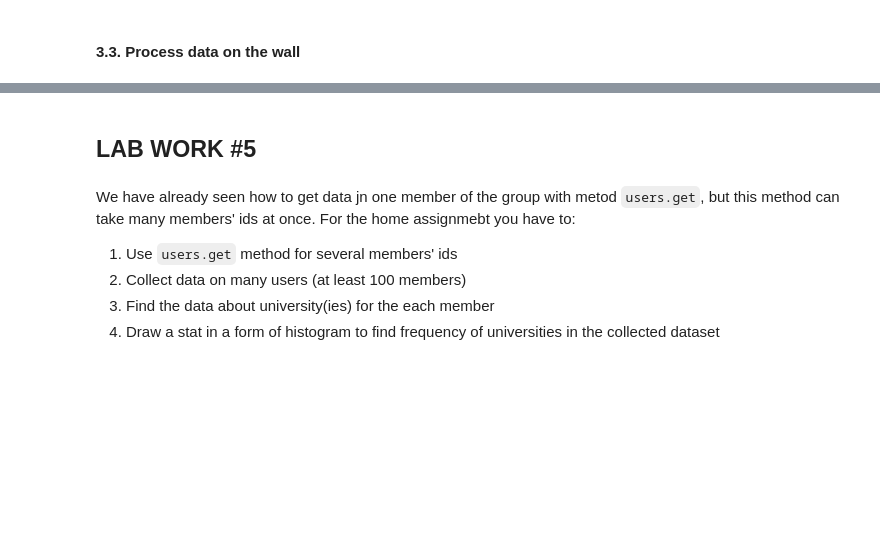
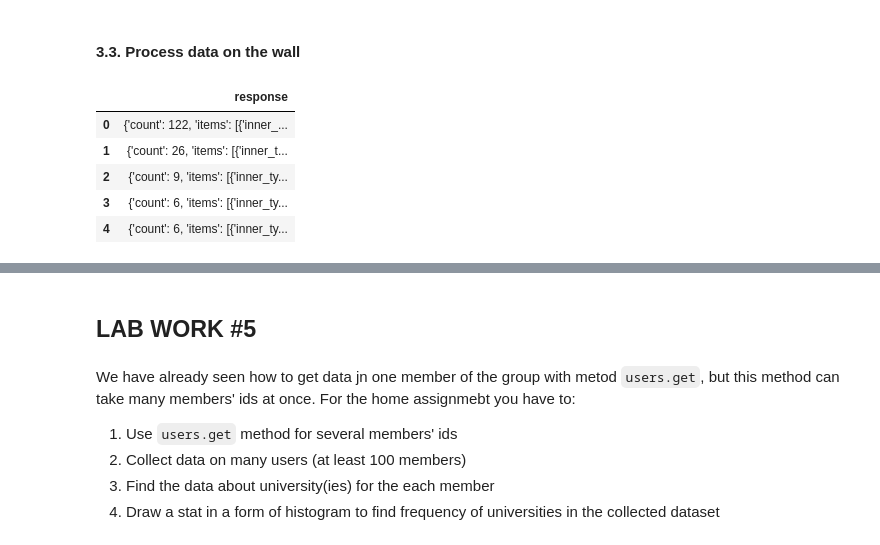
Before and after one commit to vgarshin/master_classes_23, a Jupyter notebook: 6_api_vk_load.ipynb, the cells around one changed output, grey strips where cells are left out. Drawn from its saved outputs; the diff is of its cells as text; code cells hidden in the pictures; blank space fills up the shorter version.

```diff
--- a/6_api_vk_load.ipynb
+++ b/6_api_vk_load.ipynb
@@ -266,15 +487,23 @@ file_list = os.listdir(folder)
 # %%
 import pandas as pd
 
 dfs = [] # an empty list to store the data frames
 for file_name in file_list:
-    data = pd.read_json(
-        f'{folder}/{file_name}',
-        lines=True
-    ) # read data frame from json file
-    dfs.append(data) # append the data frame to the list
+    if 'json' in file_name:
+        data = pd.read_json(
+            f'{folder}/{file_name}',
+            lines=True
+        ) # read data frame from json file
+        dfs.append(data) # append the data frame to the list
 df = pd.concat(dfs, ignore_index=True) # concatenate all the data frames in the list.
 df.head()
+# %% [output]
+|  | response |
+| 0 | {'count': 122, 'items': [{'inner_... |
+| 1 | {'count': 26, 'items': [{'inner_t... |
+| 2 | {'count': 9, 'items': [{'inner_ty... |
+| 3 | {'count': 6, 'items': [{'inner_ty... |
+| 4 | {'count': 6, 'items': [{'inner_ty... |
 # %%
 all_data = []
 for file_name in file_list:
```
Also changed, not shown: parts of 42 cells of this notebook, 1 other file.
